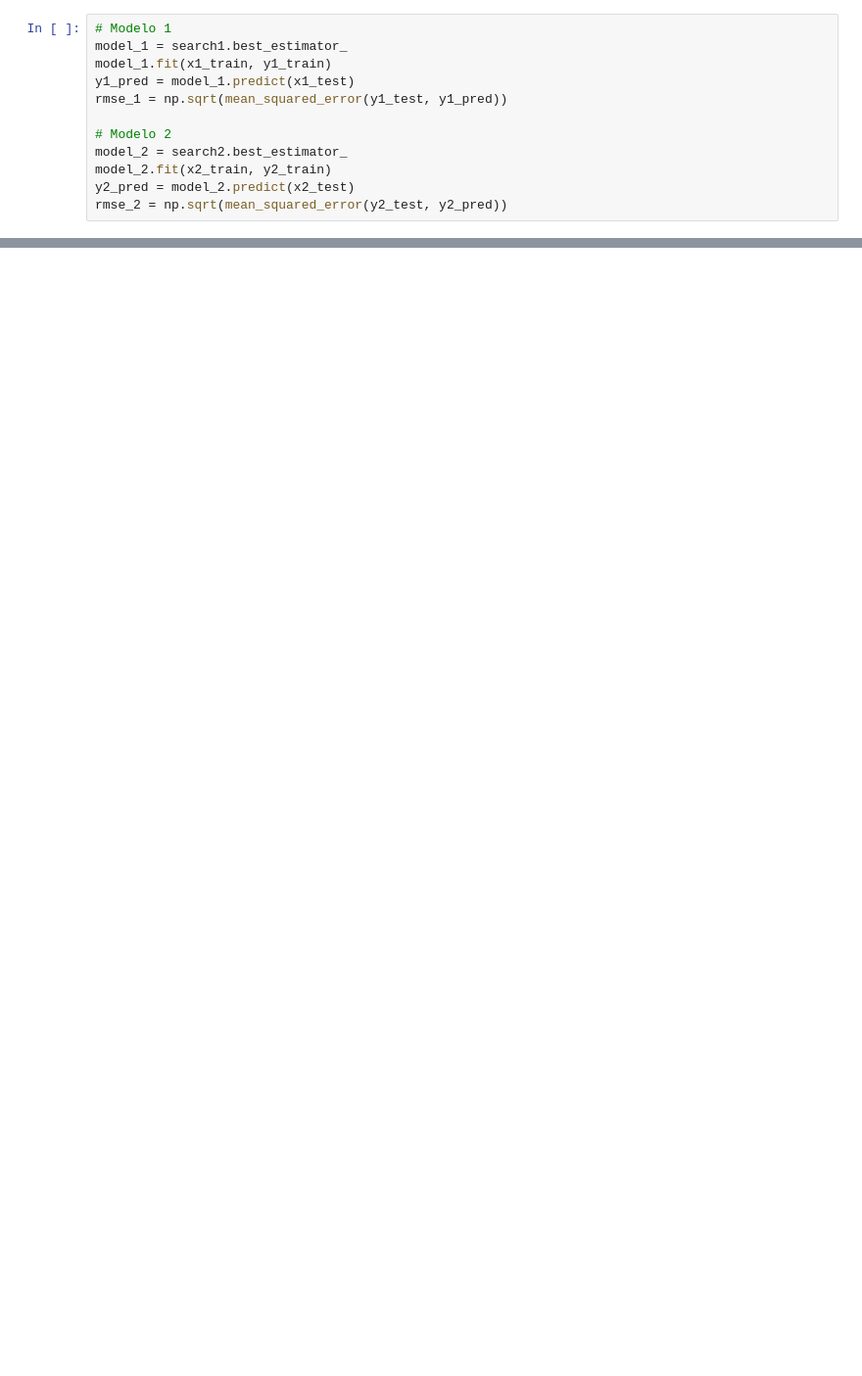
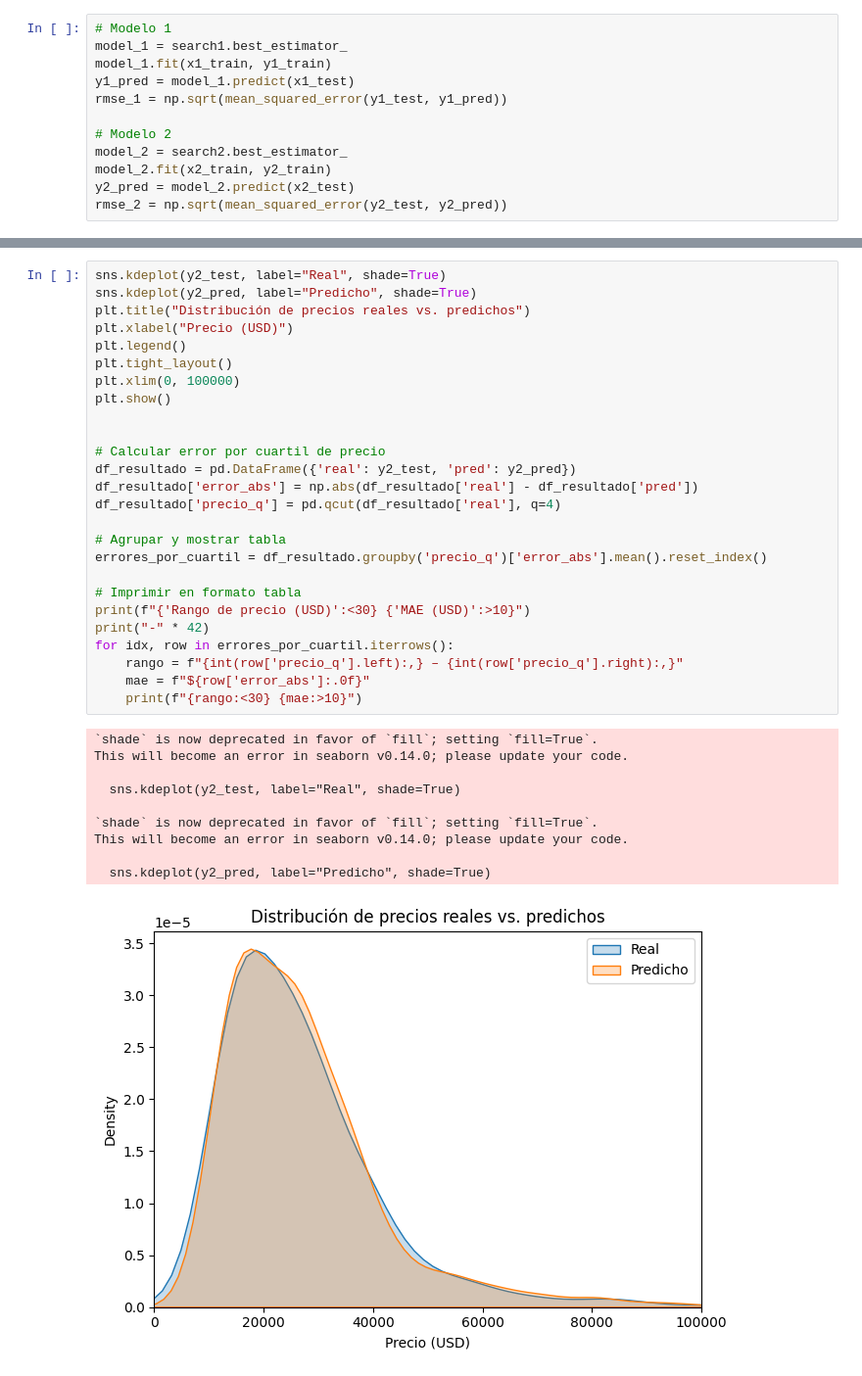
Before and after one commit to Sdomato/Proyecto-final-ML, a Jupyter notebook: entrenamientos_df_intermedio/randomforest.ipynb, the cells around one changed output, grey strips where cells are left out. Shown at 98% size. Saved outputs shown, nothing was run; the diff lists cells and outputs as text; blank space fills up the shorter version.

```diff
--- a/entrenamientos_df_intermedio/randomforest.ipynb
+++ b/entrenamientos_df_intermedio/randomforest.ipynb
@@ -146,0 +177,37 @@ plt.show()
+# %%
+sns.kdeplot(y2_test, label="Real", shade=True)
+sns.kdeplot(y2_pred, label="Predicho", shade=True)
+plt.title("Distribución de precios reales vs. predichos")
+plt.xlabel("Precio (USD)")
+plt.legend()
+plt.tight_layout()
+plt.xlim(0, 100000)
+plt.show()
+
+
+# Calcular error por cuartil de precio
+df_resultado = pd.DataFrame({'real': y2_test, 'pred': y2_pred})
+df_resultado['error_abs'] = np.abs(df_resultado['real'] - df_resultado['pred'])
+df_resultado['precio_q'] = pd.qcut(df_resultado['real'], q=4)
+
+# Agrupar y mostrar tabla
+errores_por_cuartil = df_resultado.groupby('precio_q')['error_abs'].mean().reset_index()
+
+# Imprimir en formato tabla
+print(f"{'Rango de precio (USD)':<30} {'MAE (USD)':>10}")
+print("-" * 42)
+for idx, row in errores_por_cuartil.iterrows():
+    rango = f"{int(row['precio_q'].left):,} – {int(row['precio_q'].right):,}"
+    mae = f"${row['error_abs']:.0f}"
+    print(f"{rango:<30} {mae:>10}")
+# %% [output]
+`shade` is now deprecated in favor of `fill`; setting `fill=True`.
+This will become an error in seaborn v0.14.0; please update your code.
+
+  sns.kdeplot(y2_test, label="Real", shade=True)
+
+`shade` is now deprecated in favor of `fill`; setting `fill=True`.
+This will become an error in seaborn v0.14.0; please update your code.
+
+  sns.kdeplot(y2_pred, label="Predicho", shade=True)
+[figure, added]
```
Also changed, not shown: parts of 6 cells of this notebook, 2 other files.
